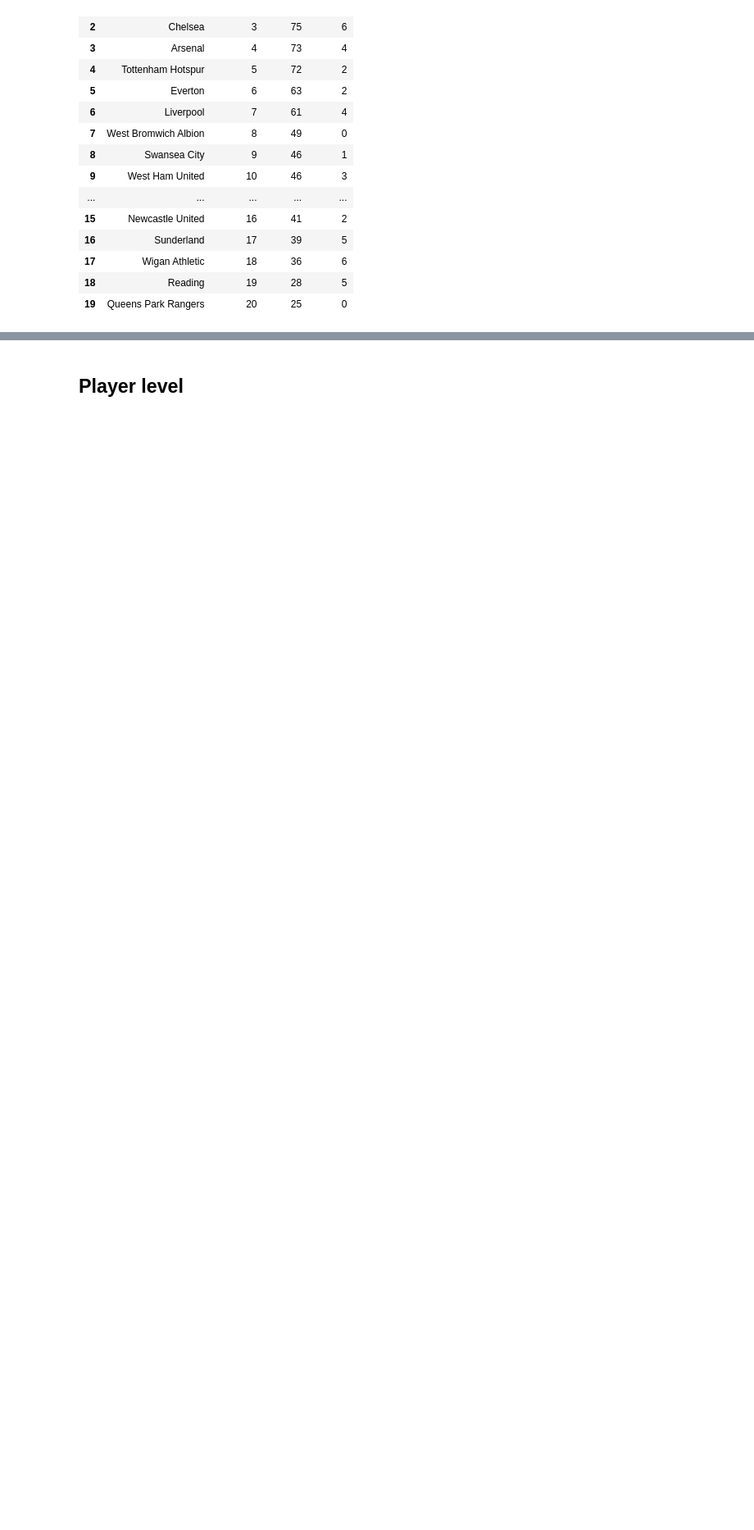
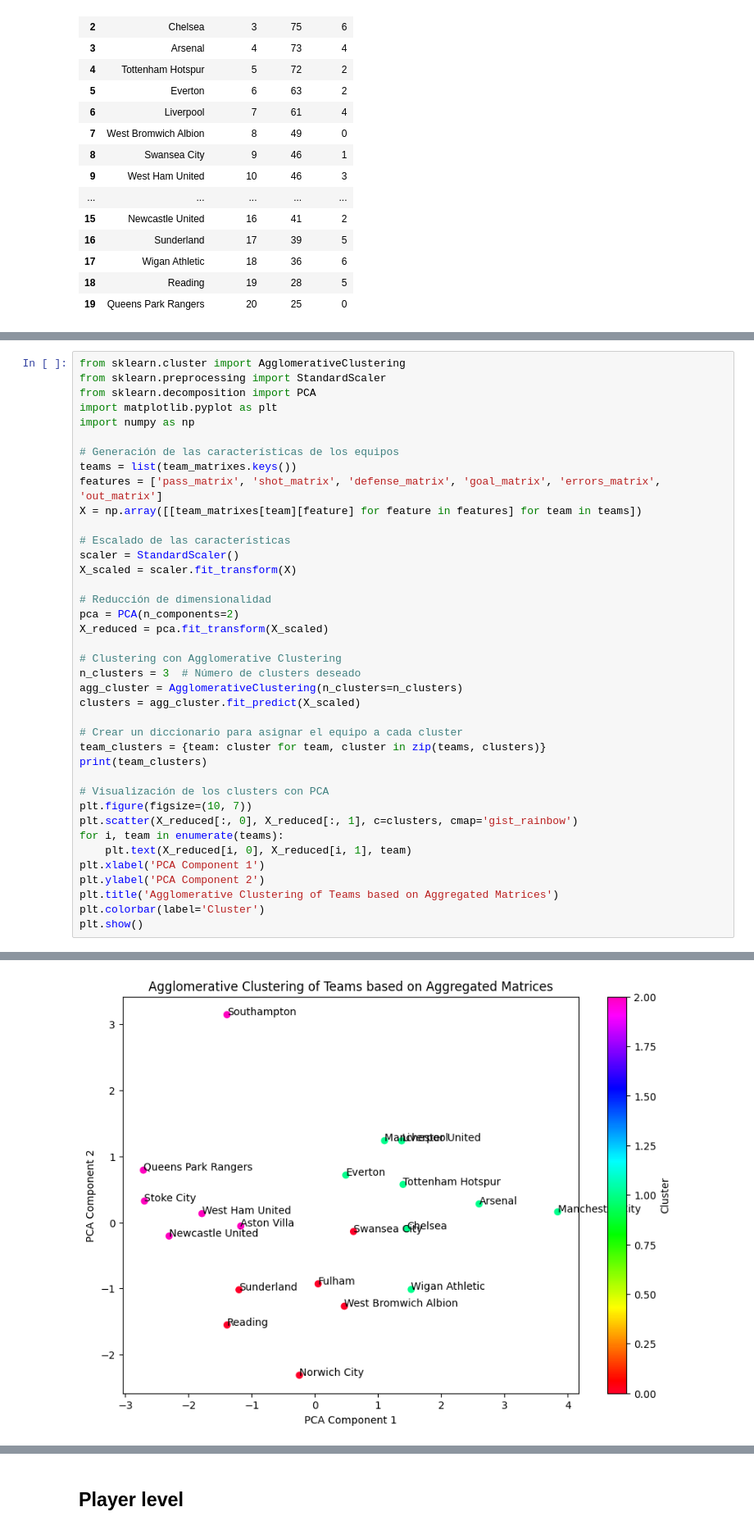
Before and after one commit to luisalawson/soccer_defense_analysis, a Jupyter notebook: RedNeuronalFutbol.ipynb, the cells around one changed output, grey strips where cells are left out. Shown at 82% size. Drawn from its saved outputs; the diff is of its cells as text; blank space fills up the shorter version.

Commit message:
probando otros metodos de cluster

```diff
--- a/RedNeuronalFutbol.ipynb
+++ b/RedNeuronalFutbol.ipynb
@@ -373,0 +380,40 @@ merged_data
+# %%
+from sklearn.cluster import AgglomerativeClustering
+from sklearn.preprocessing import StandardScaler
+from sklearn.decomposition import PCA
+import matplotlib.pyplot as plt
+import numpy as np
+
+# Generación de las características de los equipos
+teams = list(team_matrixes.keys())
+features = ['pass_matrix', 'shot_matrix', 'defense_matrix', 'goal_matrix', 'errors_matrix', 'out_matrix']
+X = np.array([[team_matrixes[team][feature] for feature in features] for team in teams])
+
+# Escalado de las características
+scaler = StandardScaler()
+X_scaled = scaler.fit_transform(X)
+
+# Reducción de dimensionalidad
+pca = PCA(n_components=2)
+X_reduced = pca.fit_transform(X_scaled)
+
+# Clustering con Agglomerative Clustering
+n_clusters = 3  # Número de clusters deseado
+agg_cluster = AgglomerativeClustering(n_clusters=n_clusters)
+clusters = agg_cluster.fit_predict(X_scaled)
+
+# Crear un diccionario para asignar el equipo a cada cluster
+team_clusters = {team: cluster for team, cluster in zip(teams, clusters)}
+print(team_clusters)
+
+# Visualización de los clusters con PCA
+plt.figure(figsize=(10, 7))
+plt.scatter(X_reduced[:, 0], X_reduced[:, 1], c=clusters, cmap='gist_rainbow')
+for i, team in enumerate(teams):
+    plt.text(X_reduced[i, 0], X_reduced[i, 1], team)
+plt.xlabel('PCA Component 1')
+plt.ylabel('PCA Component 2')
+plt.title('Agglomerative Clustering of Teams based on Aggregated Matrices')
+plt.colorbar(label='Cluster')
+plt.show()
+# %% [output]
@@ -373,0 +421 @@ merged_data
+[figure, added]
```
Also changed, not shown: parts of 12 cells of this notebook.
